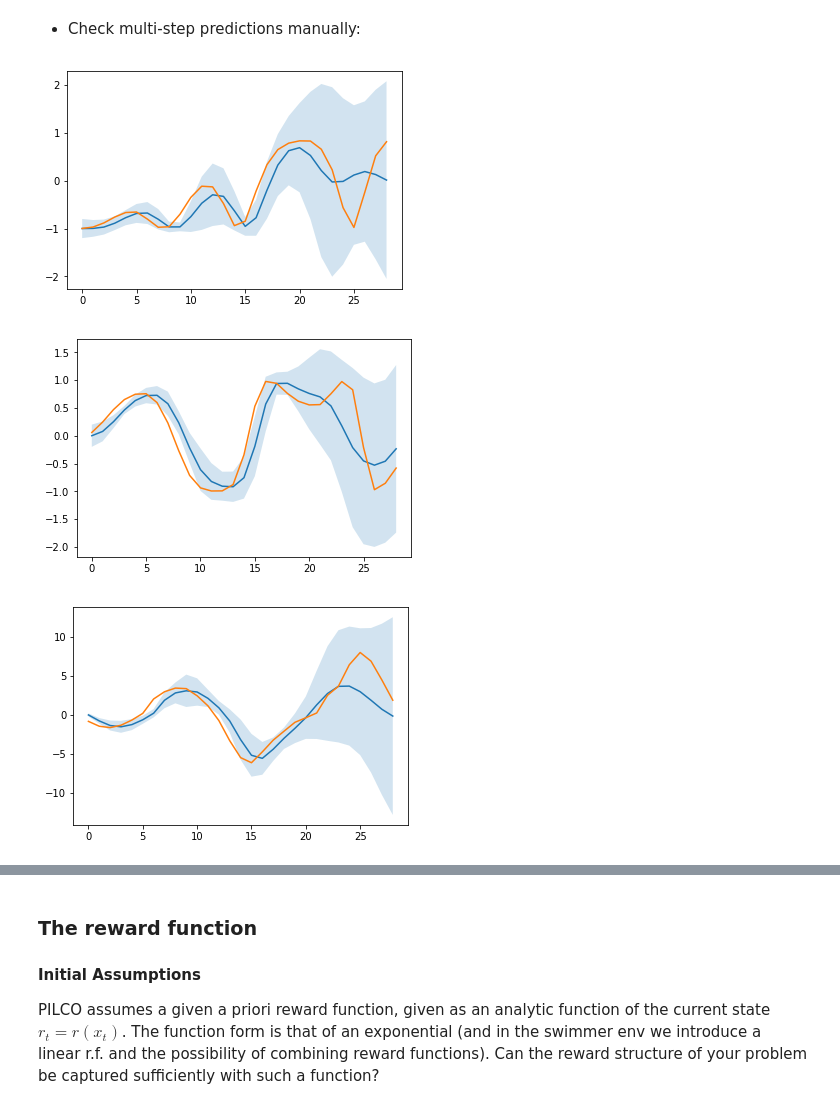
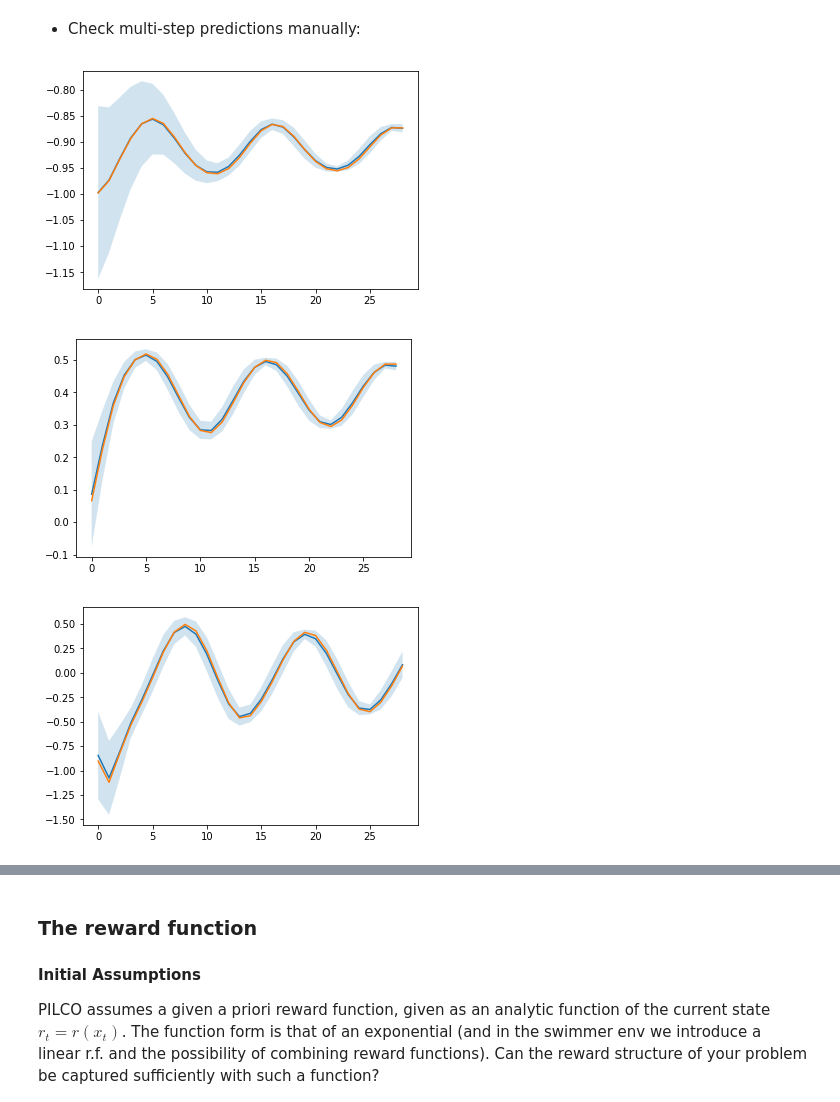
Before and after one commit to nrontsis/PILCO, a Jupyter notebook: examples/Hyperparameter setting and troubleshooting tips.ipynb, the cells around one changed output, grey strips where cells are left out. Saved outputs shown, nothing was run; the diff lists cells and outputs as text; code cells hidden in the pictures.

```diff
--- a/examples/Hyperparameter setting and troubleshooting tips.ipynb
+++ b/examples/Hyperparameter setting and troubleshooting tips.ipynb
@@ -176,24 +176,26 @@ np.shape(var_pred_test)
 # %% [markdown]
 - Check multi-step predictions manually:
 # %%
-from utils import predict_trajectory_wrapper
+from pilco.utils import propagate_wrapper
 m_p = np.zeros((T, state_dim))
 S_p = np.zeros((T, state_dim, state_dim))
+m_ = m_init.copy()
+S_ = S_init.copy()
 for h in range(T):
-    m_h, S_h, _ = predict_trajectory_wrapper(pilco, m_init, S_init, h)
-    m_p[h,:], S_p[h,:,:] = m_h[:], S_h[:,:]
+    m_, S_ = propagate_wrapper(pilco, m_, S_, h)
+    m_p[h,:], S_p[h,:,:] = m_[:], S_[:,:]
 
 
 for i in range(state_dim):
     plt.plot(range(T-1), m_p[0:T-1, i], X_new[1:T, i]) # can't use Y_new because it stores differences (Dx)
     plt.fill_between(range(T-1),
                      m_p[0:T-1, i] - 2*np.sqrt(S_p[0:T-1, i, i]),
                      m_p[0:T-1, i] + 2*np.sqrt(S_p[0:T-1, i, i]), alpha=0.2)
     plt.show()
 # %% [output]
-[figure, old version]
+[figure, new version]
-[figure, old version]
+[figure, new version]
-[figure, old version]
+[figure, new version]
 # %% [markdown]
 If these are reasonably accurate (no need for perfection here), then it's probably not the model's issue.
 
```
Also changed, not shown: parts of 8 cells of this notebook, 3 other files.
